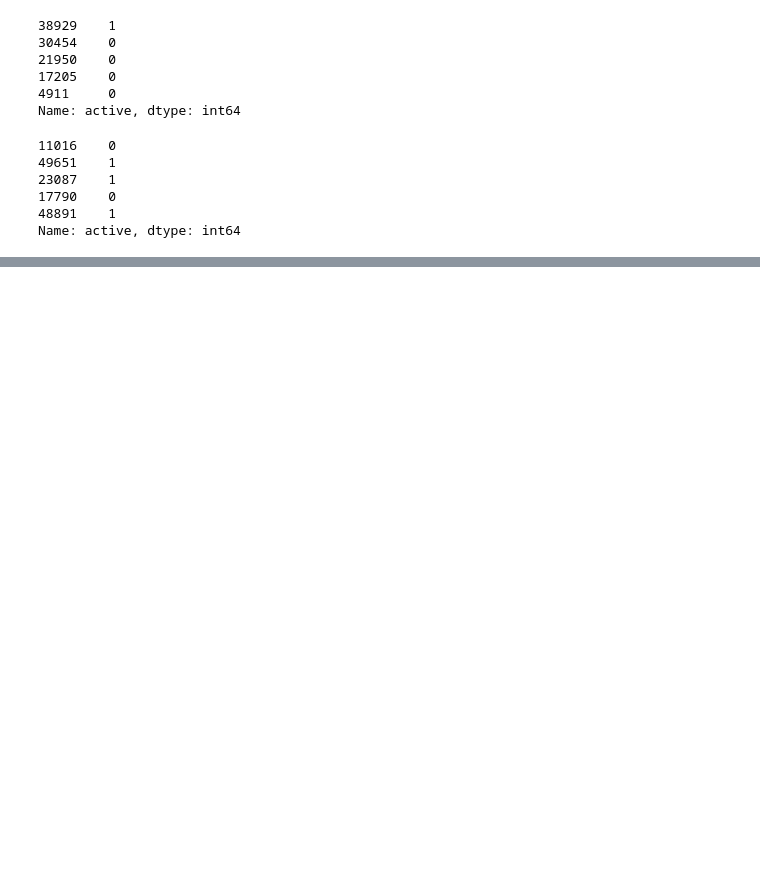
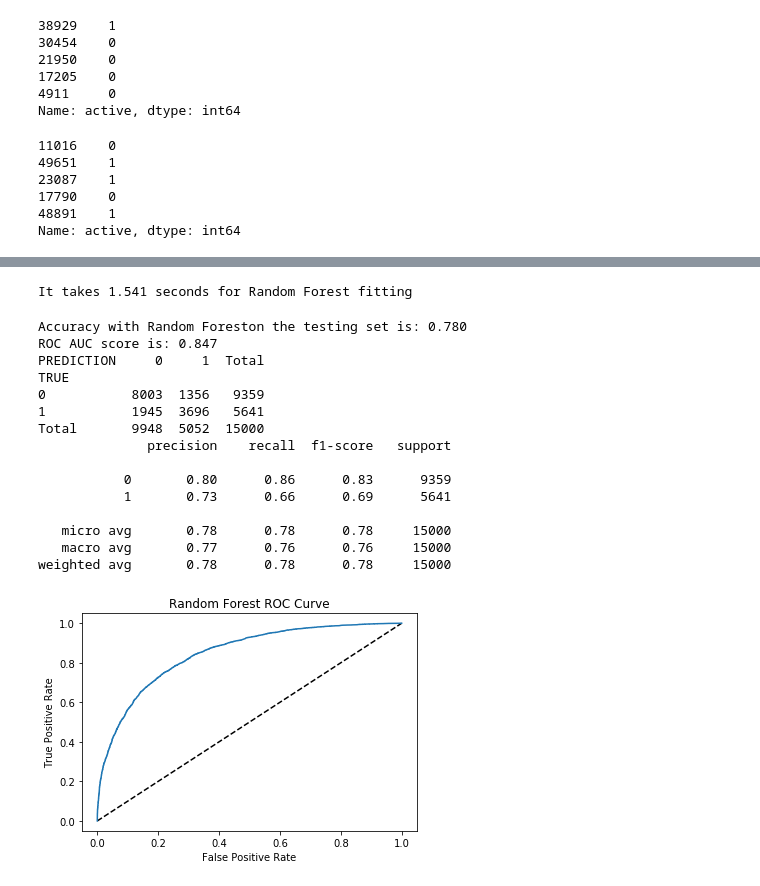
Before and after one commit to milesin3d/Springboard-MiniProjects, a Jupyter notebook: Ultimate Technologies Inc/Utimate_Technologies_Inc.ipynb, the cells around one changed output, grey strips where cells are left out. Saved outputs shown, nothing was run; the diff lists cells and outputs as text; code cells hidden in the pictures; blank space fills up the shorter version.

```diff
--- a/Ultimate Technologies Inc/Utimate_Technologies_Inc.ipynb
+++ b/Ultimate Technologies Inc/Utimate_Technologies_Inc.ipynb
@@ -828,0 +1455,15 @@ Models-Classification
+# %%
+X_train = X_train.drop(['last_trip_date', 'signup_date'], axis=1)
+X_test = X_test.drop(['last_trip_date', 'signup_date'], axis=1)
+
+# convert cities into numerical values
+city_map = {"King's Landing":1, 'Astapor':2, 'Winterfell':3} # double quote for the ' in Kings
+X_train.city = X_train.city.map(city_map)
+X_test.city = X_test.city.map(city_map)
+
+# convert phones into numerical values
+phone_map = {'iPhone':1, 'Android':2, 'Unknown':3}
+X_train.phone = X_train.phone.map(phone_map)
+X_test.phone = X_test.phone.map(phone_map)
+
+X_train.head()
@@ -828,0 +1495,48 @@ Models-Classification
+# %%
+# fit on training
+t0 = time.time()
+classifier_rf.fit(X_train, y_train)
+ttt = time.time() - t0 # ttt stands for "time to train"
+print('It takes %.3f seconds for %s fitting' % (ttt, 'Random Forest'))
+# %% [output]
+It takes 1.541 seconds for Random Forest fitting
+# %%
+# predict on test
+y_pred = classifier_rf.predict(X_test)
+# %%
+# scoring the random forest model
+
+## accuracy
+print("Accuracy with " + 'Random Forest' + "on the testing set is: %.3f" % classifier_rf.score(X_test, y_test))
+
+y_pred_prob = classifier_rf.predict_proba(X_test)[:,1]
+print("ROC AUC score is: %.3f" %roc_auc_score(y_test, y_pred_prob))
+
+print(Conf_Matrix(confusion_matrix(y_test, y_pred)))
+print(classification_report(y_test, y_pred))
+
+## ROC Curve
+fpr, tpr, thresholds  = roc_curve(y_test, y_pred_prob)
+plt.plot([0,1], [0,1], 'k--')
+plt.plot(fpr, tpr, label='Random Forest')
+plt.xlabel('False Positive Rate')
+plt.ylabel('True Positive Rate')
+plt.title('%s ROC Curve' % 'Random Forest')
+plt.show()
+# %% [output]
+Accuracy with Random Foreston the testing set is: 0.780
+ROC AUC score is: 0.847
+PREDICTION     0     1  Total
+TRUE
+0           8003  1356   9359
+1           1945  3696   5641
+Total       9948  5052  15000
+              precision    recall  f1-score   support
+
+           0       0.80      0.86      0.83      9359
+           1       0.73      0.66      0.69      5641
+
+   micro avg       0.78      0.78      0.78     15000
+   macro avg       0.77      0.76      0.76     15000
+weighted avg       0.78      0.78      0.78     15000
+[figure, added]
```
Also changed, not shown: parts of 78 cells of this notebook.
